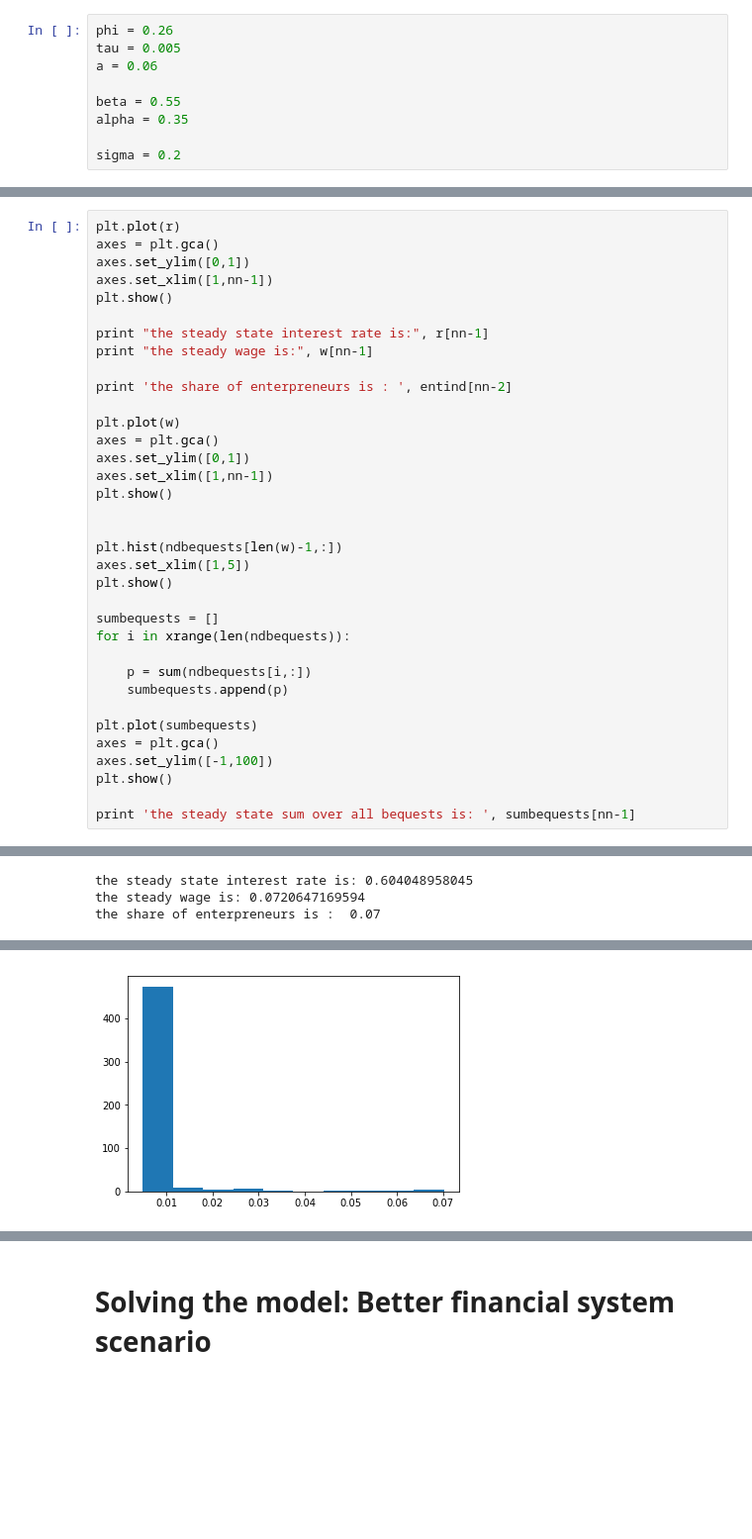
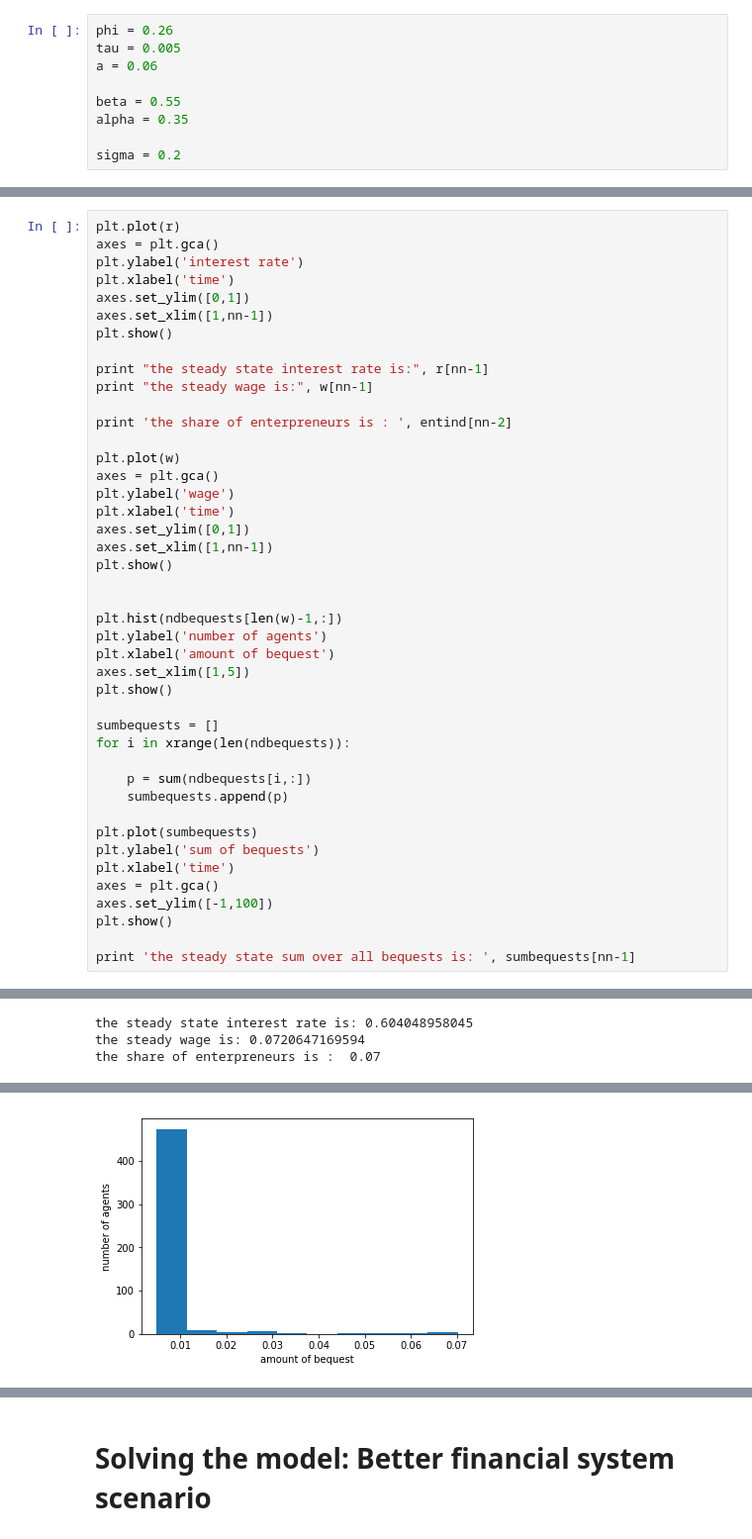
Before and after one commit to Lbuhmann/Assignments, a Jupyter notebook: Assignment.ipynb, the cells around one changed output, grey strips where cells are left out. Shown at 99% size. Cells and saved outputs as stored; diff of their text form; blank space fills up the shorter version.

```diff
--- a/Assignment.ipynb
+++ b/Assignment.ipynb
@@ -462,6 +462,8 @@ break
 # %%
 plt.plot(r)
 axes = plt.gca()
+plt.ylabel('interest rate')
+plt.xlabel('time')
 axes.set_ylim([0,1])
 axes.set_xlim([1,nn-1])
 plt.show()
@@ -473,12 +475,16 @@ print 'the share of enterpreneurs is : ', entind[nn-2]
 
 plt.plot(w)
 axes = plt.gca()
+plt.ylabel('wage')
+plt.xlabel('time')
 axes.set_ylim([0,1])
 axes.set_xlim([1,nn-1])
 plt.show()
 
 
 plt.hist(ndbequests[len(w)-1,:])
+plt.ylabel('number of agents')
+plt.xlabel('amount of bequest')
 axes.set_xlim([1,5])
 plt.show()
 
@@ -489,6 +495,8 @@ for i in xrange(len(ndbequests)):
     sumbequests.append(p)
 
 plt.plot(sumbequests)
+plt.ylabel('sum of bequests')
+plt.xlabel('time')
 axes = plt.gca()
 axes.set_ylim([-1,100])
 plt.show()
@@ -503 +511 @@ the share of enterpreneurs is :  0.07
-[figure, old version]
+[figure, new version]
```
Also changed, not shown: parts of 3 cells of this notebook.
